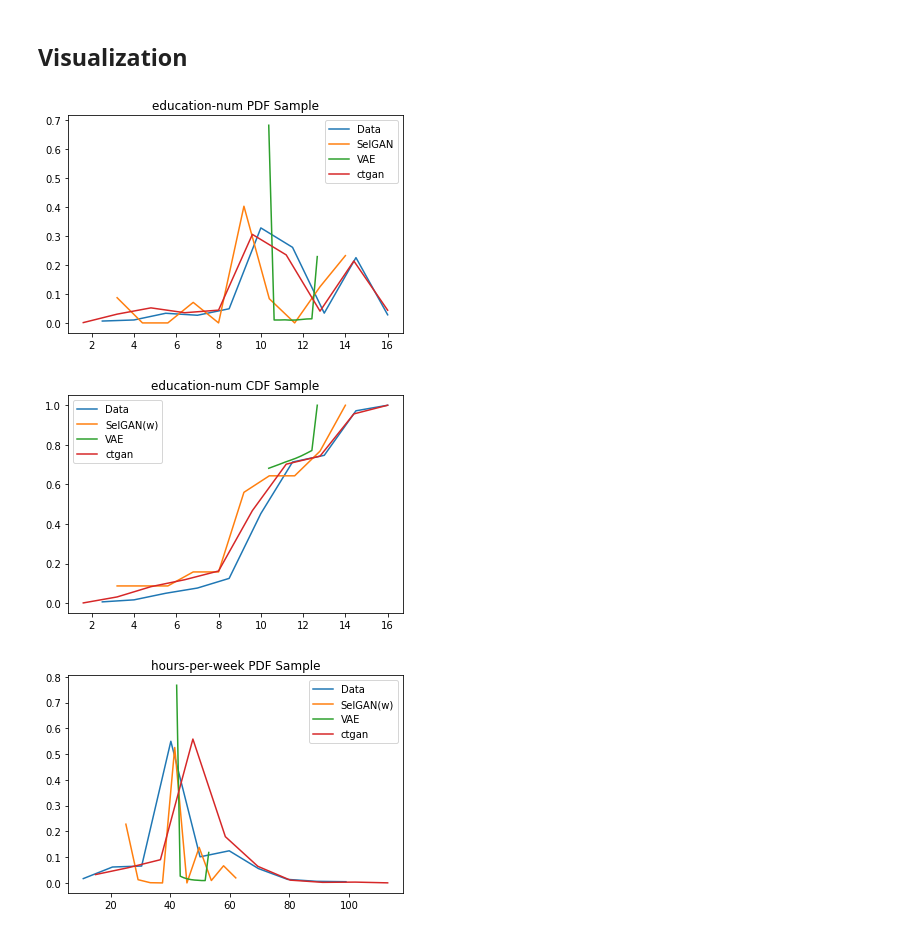
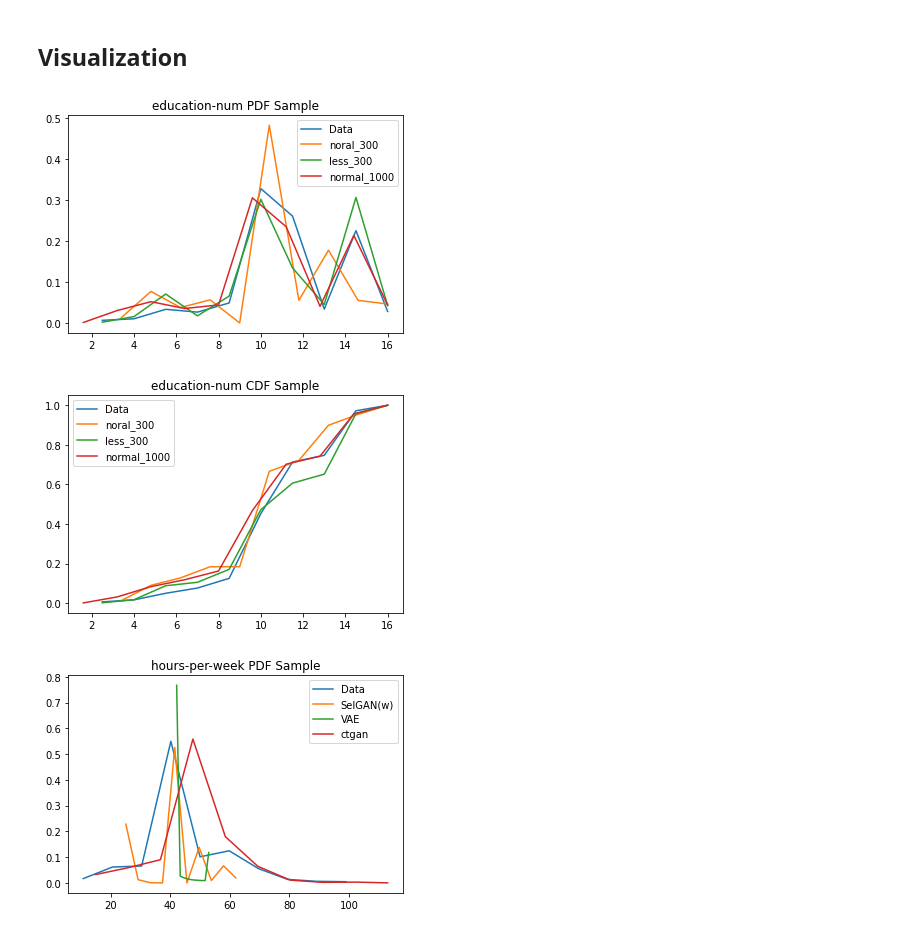
Before and after one commit to echoid/Capstone-TabulardataGeneration, a Jupyter notebook: evaluation/evaluation_complete.ipynb, the cells around one changed output. Saved outputs shown, nothing was run; the diff lists cells and outputs as text; code cells hidden in the pictures.

Commit message:
finished sel_ctgan

```diff
--- a/evaluation/evaluation_complete.ipynb
+++ b/evaluation/evaluation_complete.ipynb
@@ -28,3 +35,7 @@ data_origin = pd.read_csv("{}/origin/{}.csv".format(datapath,dataname))
+# %%
+less_300 = pd.read_csv("../dataset/generated/adult/ctgan/ctgan_less_300.csv")
+normal_300 = pd.read_csv("../dataset/generated/adult/ctgan/ctgan_300.csv")
+normal_1000 = pd.read_csv("../dataset/generated/adult/ctgan/ctgan_1000.csv")
 # %%
 for name in os.listdir(generated):
     list_of_files = glob.glob('{}/{}/*.csv'.format(generated,name)) # * means all if need specific format then *.csv
@@ -70,13 +81,13 @@ VAE
 # %% [markdown]
 ## Visualization
 # %%
-make_compare_plot([data_origin,sel_mean_w,VAE,ctgan],"education-num",
-plot_pdf,["Data","SelGAN","VAE","ctgan"],"education-num PDF Sample")
-make_compare_plot([data_origin,sel_mean_w,VAE,ctgan],"education-num",
-plot_cdf,["Data","SelGAN(w)","VAE","ctgan"],"education-num CDF Sample")
+make_compare_plot([data_origin, normal_300,less_300,normal_1000],"education-num",
+plot_pdf,["Data","noral_300","less_300","normal_1000"],"education-num PDF Sample")
+make_compare_plot([data_origin, normal_300,less_300,normal_1000],"education-num",
+plot_cdf,["Data","noral_300","less_300","normal_1000"],"education-num CDF Sample")
 # %% [output]
-[figure, old version]
+[figure, new version]
-[figure, old version]
+[figure, new version]
 # %%
 make_compare_plot([data_origin,sel_mean_w,VAE,ctgan],"hours-per-week",
 plot_pdf,["Data","SelGAN(w)","VAE","ctgan"],"hours-per-week PDF Sample")
```
Also changed, not shown: parts of 2 cells of this notebook, 12 other files.
